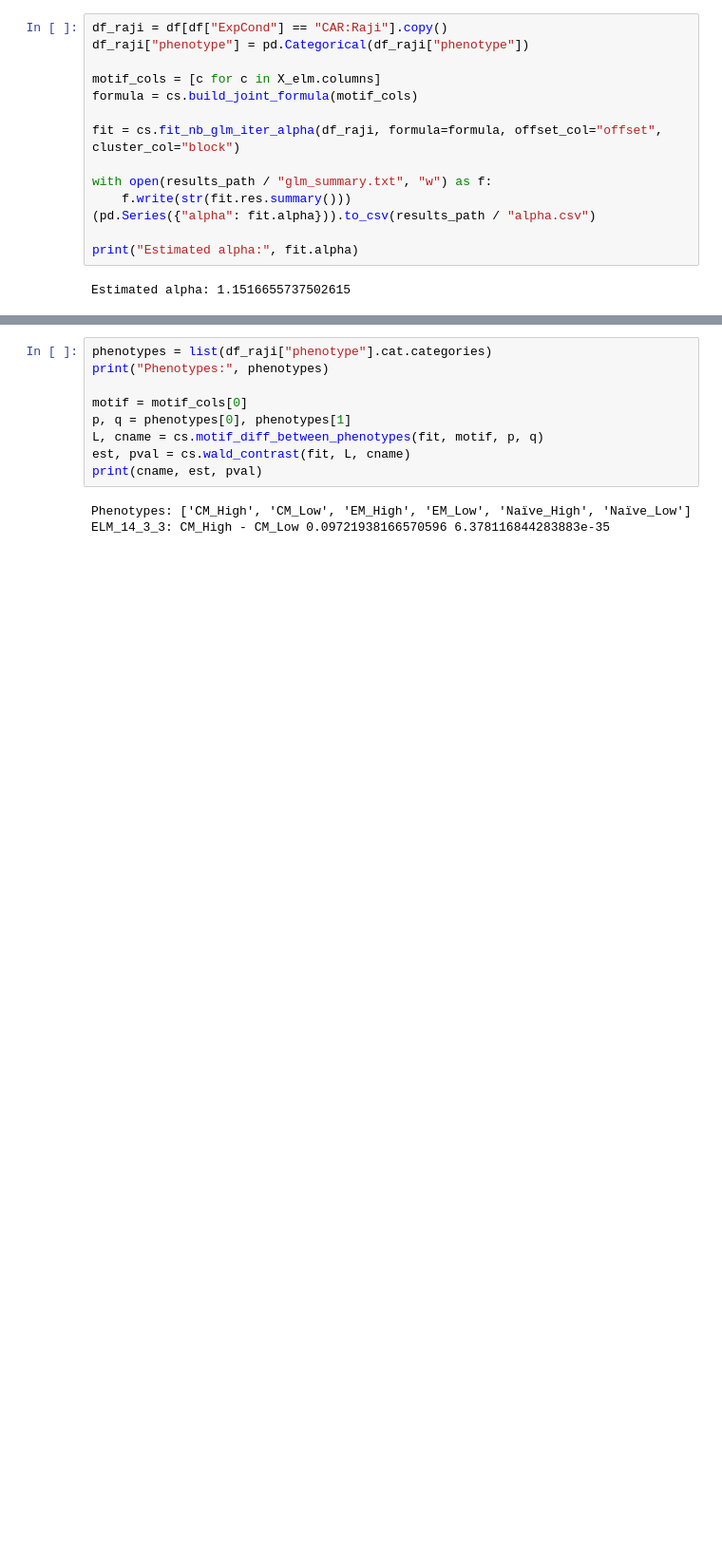
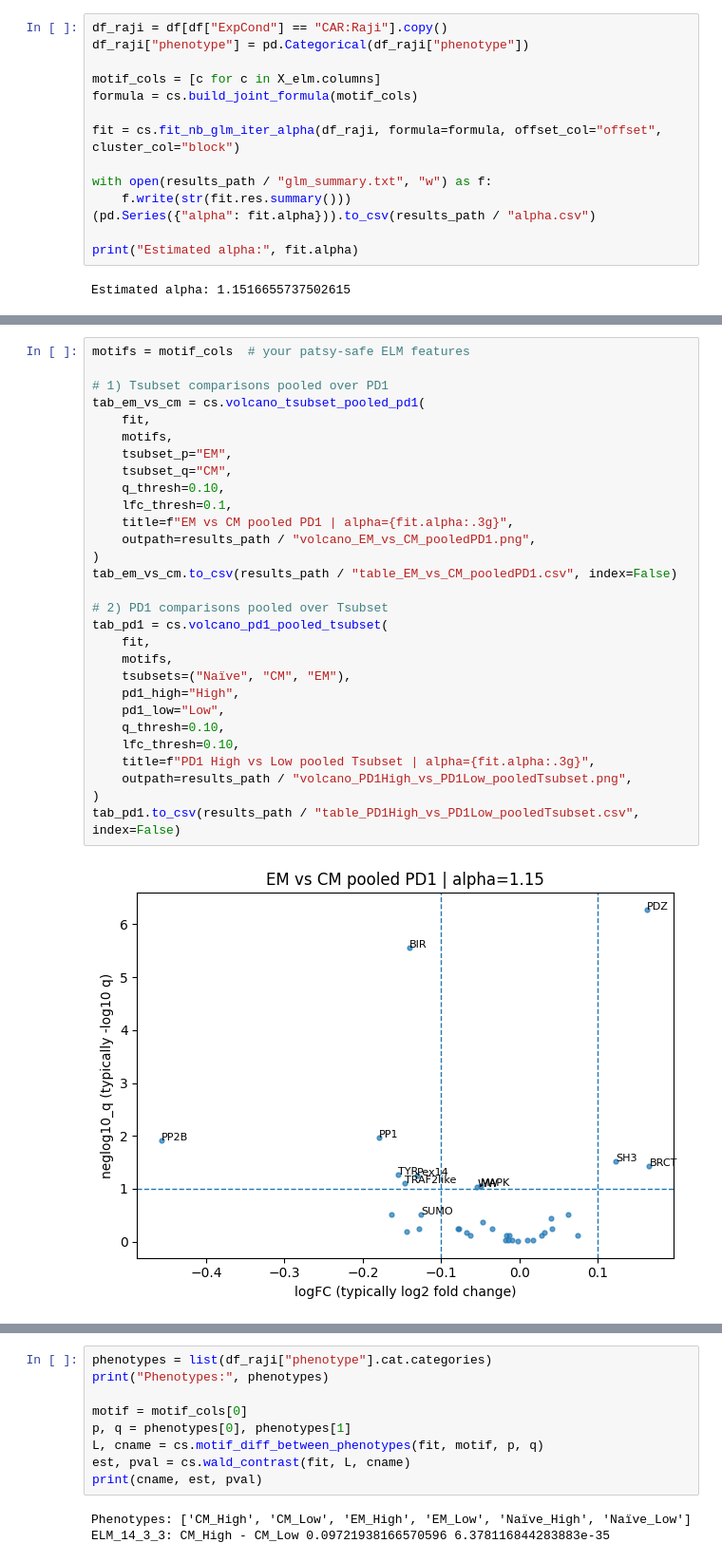
Before and after one commit to LIRGE/CostimScreen, a Jupyter notebook: notebooks/01_refit_joint_model.ipynb, the cells around one changed output, grey strips where cells are left out. Shown at 95% size. Cells and saved outputs as stored; diff of their text form; blank space fills up the shorter version.

```diff
--- a/notebooks/01_refit_joint_model.ipynb
+++ b/notebooks/01_refit_joint_model.ipynb
@@ -140,0 +201,31 @@ Estimated alpha: 1.1516655737502615
+# %%
+motifs = motif_cols  # your patsy-safe ELM features
+
+# 1) Tsubset comparisons pooled over PD1
+tab_em_vs_cm = cs.volcano_tsubset_pooled_pd1(
+    fit,
+    motifs,
+    tsubset_p="EM",
+    tsubset_q="CM",
+    q_thresh=0.10,
+    lfc_thresh=0.1,
+    title=f"EM vs CM pooled PD1 | alpha={fit.alpha:.3g}",
+    outpath=results_path / "volcano_EM_vs_CM_pooledPD1.png",
+)
+tab_em_vs_cm.to_csv(results_path / "table_EM_vs_CM_pooledPD1.csv", index=False)
+
+# 2) PD1 comparisons pooled over Tsubset
+tab_pd1 = cs.volcano_pd1_pooled_tsubset(
+    fit,
+    motifs,
+    tsubsets=("Naïve", "CM", "EM"),
+    pd1_high="High",
+    pd1_low="Low",
+    q_thresh=0.10,
+    lfc_thresh=0.10,
+    title=f"PD1 High vs Low pooled Tsubset | alpha={fit.alpha:.3g}",
+    outpath=results_path / "volcano_PD1High_vs_PD1Low_pooledTsubset.png",
+)
+tab_pd1.to_csv(results_path / "table_PD1High_vs_PD1Low_pooledTsubset.csv", index=False)
+# %% [output]
+[figure, added]
```
Also changed, not shown: parts of 4 cells of this notebook, 19 other files.
